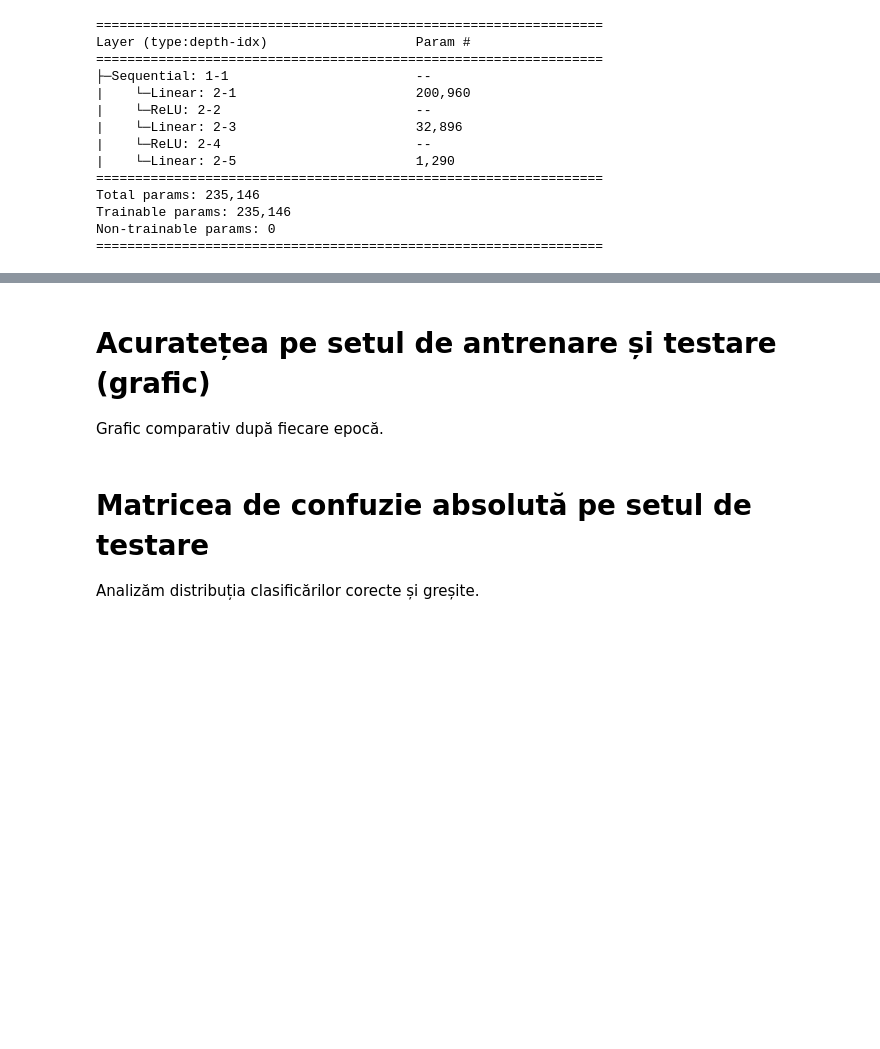
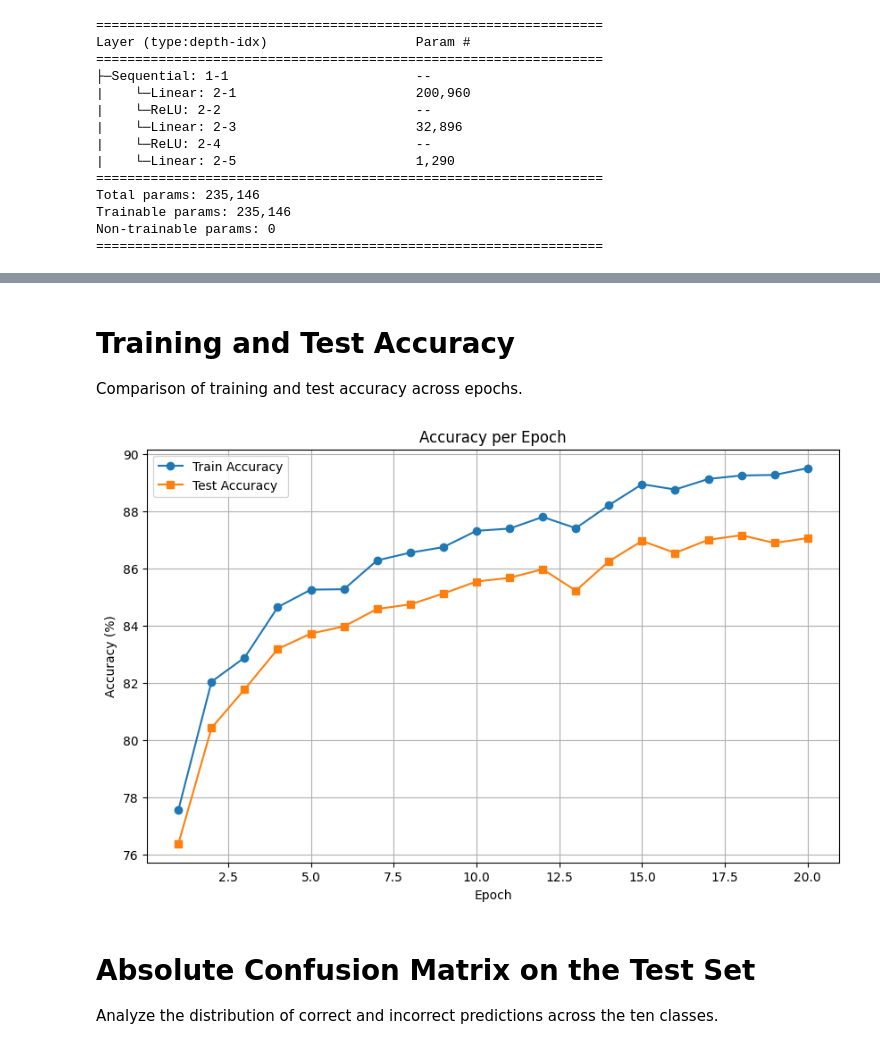
Before and after one commit to AntonioVisan/fashion-mnist-mlp-pytorch, a Jupyter notebook: fashion-mnist-mlp-pytorch.ipynb, the cells around one changed output, grey strips where cells are left out. Drawn from its saved outputs; the diff is of its cells as text; code cells hidden in the pictures; blank space fills up the shorter version.

```diff
--- a/fashion-mnist-mlp-pytorch.ipynb
+++ b/fashion-mnist-mlp-pytorch.ipynb
@@ -100,16 +25,14 @@ Successfully installed absl-py-2.3.1 grpcio-1.76.0 markdown-3.10 protobuf-6.33.2
 # %%
 import torch
 import torch.nn as nn
-import torch.nn.functional as F
 from torchvision import datasets, transforms
-from typing import Tuple
-from typing import Final
-from typing import List
-
+from typing import Final, List
 import numpy as np
 import matplotlib.pyplot as plt
 
-device : Final[torch.device] = torch.device("cuda" if torch.cuda.is_available() else "cpu")
+device: Final[torch.device] = torch.device(
+    "cuda" if torch.cuda.is_available() else "cpu"
+)
 
 print(f"Using PyTorch version: {torch.__version__} | Device: {device}")
 # %% [output]
@@ -259,4 +227,9 @@ Pentru clasificare multi-clasă folosim CrossEntropyLoss.
 # %%
-loss_fn : nn.CrossEntropyLoss = nn.CrossEntropyLoss()
-optimizer : torch.optim.Optimizer = torch.optim.SGD(model.parameters(), lr=1e-3, momentum=0.9)
+loss_fn: nn.CrossEntropyLoss = nn.CrossEntropyLoss()
+
+optimizer: torch.optim.Optimizer = torch.optim.SGD(
+    model.parameters(),
+    lr=1e-3,
+    momentum=0.9
+)
 # %% [markdown]
@@ -336,21 +334,36 @@ Epoch 5/20 | Loss: 0.4384 | Train acc: 85.41% | Test acc: 83.73%
 # %% [markdown]
-# Acuratețea pe setul de antrenare și testare (grafic)
+# Training and Test Accuracy
 
-Grafic comparativ după fiecare epocă.
+Comparison of training and test accuracy across epochs.
 # %%
 plt.figure(figsize=(10, 6))
-plt.plot(range(1, epochs+1), train_acc_list, label='Train Accuracy', marker='o')
-plt.plot(range(1, epochs+1), test_acc_list, label='Test Accuracy', marker='s')
-plt.xlabel('Epoch')
-plt.ylabel('Accuracy (%)')
-plt.title('Accuracy per epoch')
+
+plt.plot(
+    range(1, epochs + 1),
+    train_acc_list,
+    label="Train Accuracy",
+    marker="o"
+)
+
+plt.plot(
+    range(1, epochs + 1),
+    test_acc_list,
+    label="Test Accuracy",
+    marker="s"
+)
+
+plt.xlabel("Epoch")
+plt.ylabel("Accuracy (%)")
+plt.title("Accuracy per Epoch")
 plt.legend()
 plt.grid(True)
 plt.show()
+# %% [output]
+[figure, added]
 # %% [markdown]
-# Matricea de confuzie absolută pe setul de testare
+# Absolute Confusion Matrix on the Test Set
 
-Analizăm distribuția clasificărilor corecte și greșite.
+Analyze the distribution of correct and incorrect predictions across the ten classes.
 # %%
 from sklearn.metrics import confusion_matrix
 import seaborn as sns
```
Also changed, not shown: parts of 31 cells of this notebook, 2 other files.
